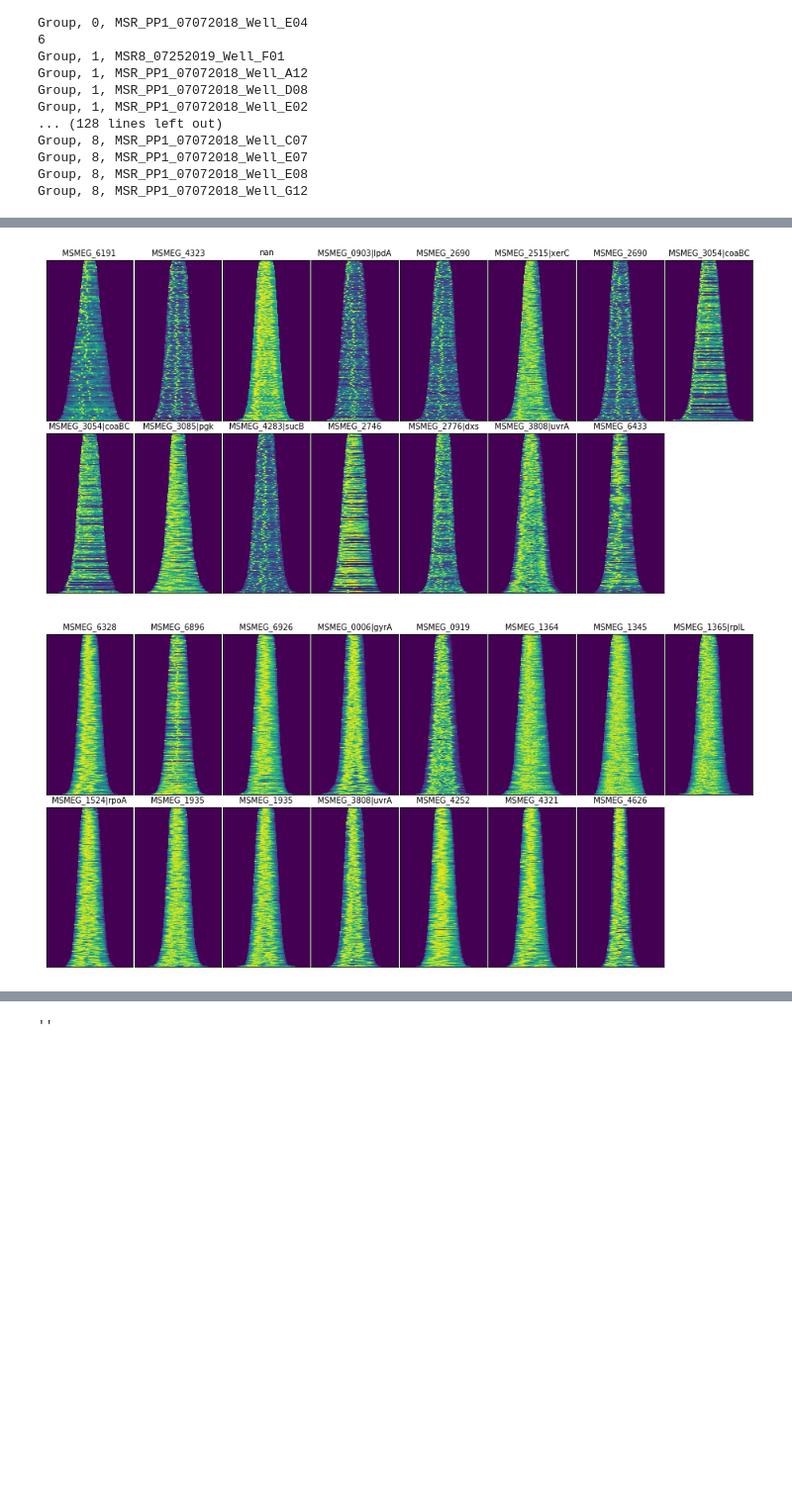
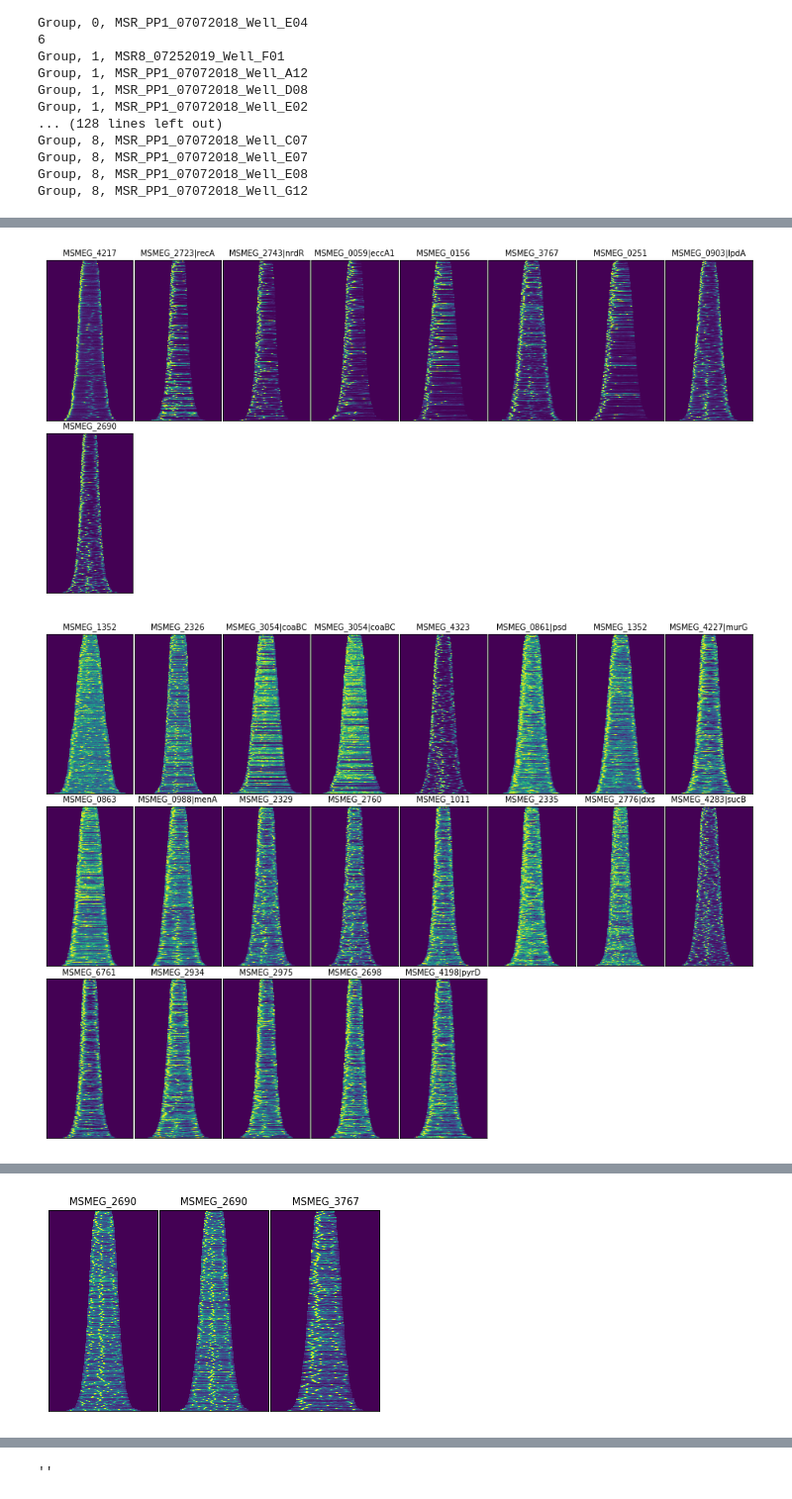
Before and after one commit to jzrolling/IMyG_2, a Jupyter notebook: Notebooks/pdf_report.ipynb, the cells around one changed output, grey strips where cells are left out. Shown at 99% size. Drawn from its saved outputs; the diff is of its cells as text; code cells hidden in the pictures; blank space fills up the shorter version.

Commit message:
plots

```diff
--- a/Notebooks/pdf_report.ipynb
+++ b/Notebooks/pdf_report.ipynb
@@ -429,8 +430,8 @@ def group_heatmap(group_list,locus_list,group):
             if n >= len(group_list):
                 break
             path = group_list[n]
-            axial_data = np.load(glob.glob(path+"*padded_demograph.npy")[0])
-            well_summary = pd.read_excel(glob.glob(path+"*summary.xls")[0])
+            axial_data = np.load(glob.glob(path+"*demograph.npy")[0])
+            well_summary = pd.read_excel(glob.glob(path+"*.xls")[0])
             filtered_data = well_summary[well_summary["SNR"]>2.5]
             heatmap = axial_data[filtered_data.sort_values(by="Length [um]")["Index"]]
             ax1 = fig.add_subplot(gs[16*r+1:16*r+16, 8*c:8*c+8])
@@ -445,9 +446,9 @@ def group_heatmap(group_list,locus_list,group):
                 break
     fig.savefig("/Volumes/Sam/summary/Group_{}_heatmap.png".format(group),bbox_inches = "tight",dpi = 200)
 # %%
-for group in set([7,8]):
+for group in set(hits["Group"]):
     group_path,locus_list = retrieve_group_path(group)
     group_heatmap(group_path,locus_list,group)
 # %% [output]
-[figure, old version]
+[figure, new version]
-[figure, old version]
+[figure, new version]
@@ -453,0 +456 @@ for group in set([7,8]):
+[figure, added]
```
Also changed, not shown: parts of 28 cells of this notebook, 8 other files.
